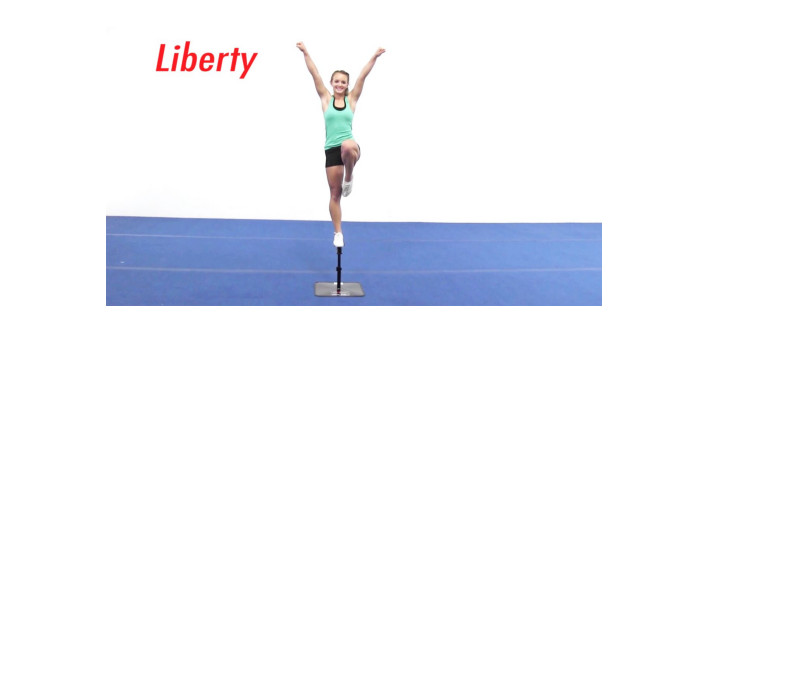
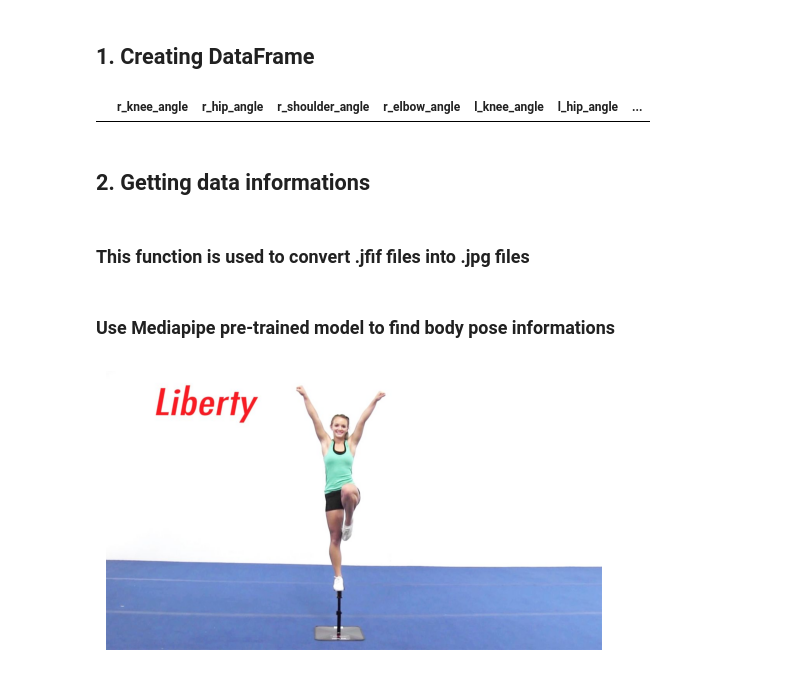
Before and after one commit to diogohal/CheerPoseDetector, a Jupyter notebook: mediepipe.ipynb, the cells around one changed output. Cells and saved outputs as stored; diff of their text form; code cells hidden in the pictures; blank space fills up the shorter version.

```diff
--- a/mediepipe.ipynb
+++ b/mediepipe.ipynb
@@ -6,3 +8,15 @@ import numpy as np
 from matplotlib import pyplot as plt
 mp_pose = mp.solutions.pose
 mp_draw = mp.solutions.drawing_utils
+# %% [markdown]
+## 1. Creating DataFrame
+# %%
+columns = ['r_knee_angle', 'r_hip_angle', 'r_shoulder_angle', 'r_elbow_angle', 'l_knee_angle', 'l_hip_angle', 'l_shoulder_angle', 'l_elbow_angle']
+df = pd.DataFrame(columns=columns)
+df
+# %% [output]
+|  | r_knee_angle | r_hip_angle | r_shoulder_angle | r_elbow_angle | l_knee_angle | l_hip_angle | ... |
+# %% [markdown]
+## 2. Getting data informations
+# %% [markdown]
+### This function is used to convert .jfif files into .jpg files
@@ -9,3 +30,5 @@ mp_draw = mp.solutions.drawing_utils
+# %% [markdown]
+### Use Mediapipe pre-trained model to find body pose informations
 # %%
 image = cv.imread('./lib1.jpg')
 plt.imshow(cv.cvtColor(image, cv.COLOR_BGR2RGB))
```
Also changed, not shown: parts of 10 cells of this notebook, 1 other file.
